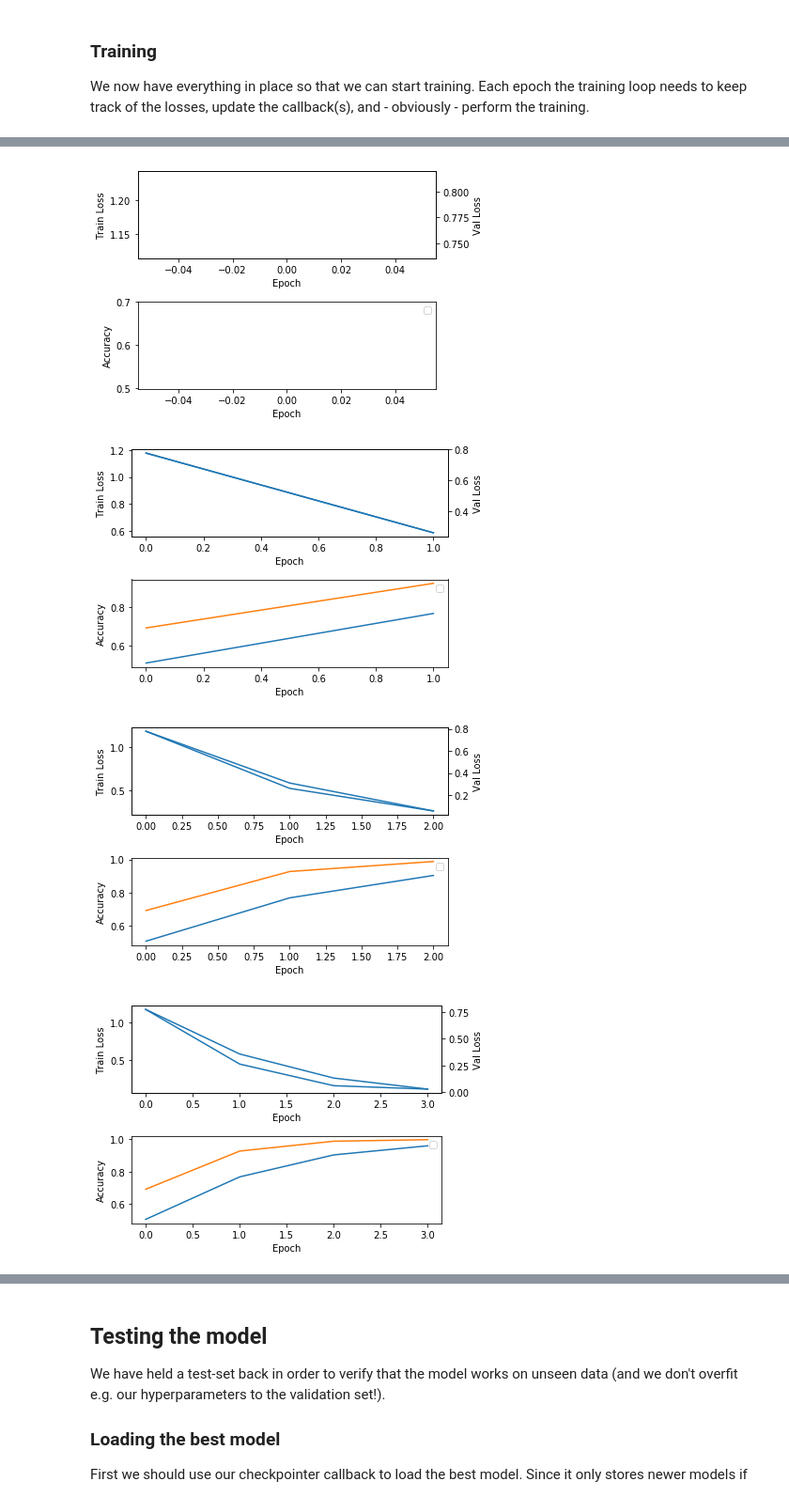
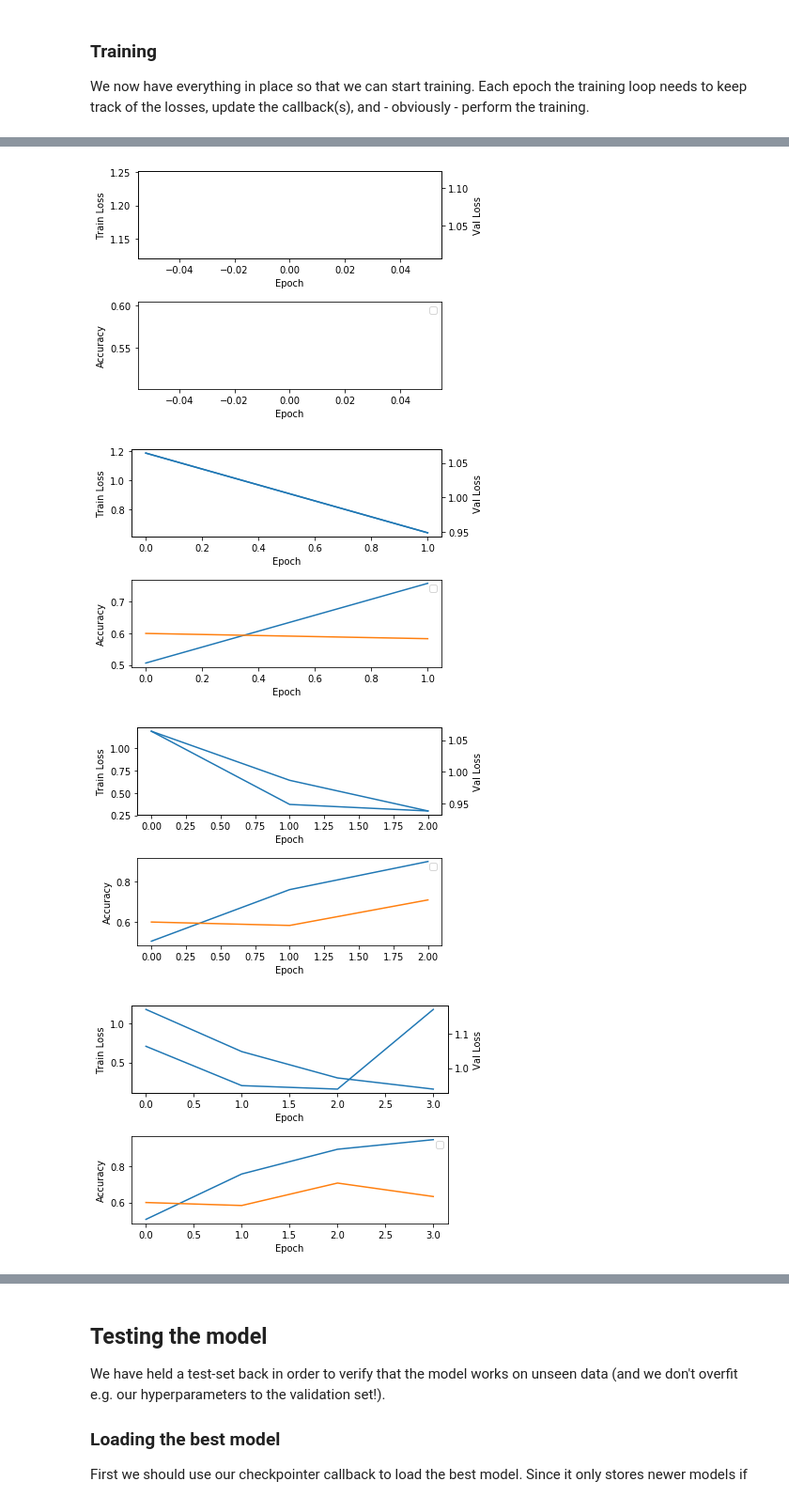
Before and after one commit to SNeugber/vgg-emotion-classifier, a Jupyter notebook: experiments/Transfer Learning on pretrained VGGish model for emotion classification.ipynb, the cells around one changed output, grey strips where cells are left out. Shown at 94% size. Cells and saved outputs as stored; diff of their text form; code cells hidden in the pictures.

Commit message:
Added results & improvements for overfitting model and rendered results as html

```diff
--- a/experiments/Transfer Learning on pretrained VGGish model for emotion classification.ipynb
+++ b/experiments/Transfer Learning on pretrained VGGish model for emotion classification.ipynb
@@ -589,7 +563,7 @@ for epoch in range(NUM_EPOCHS):
     train_losses.append(train_loss)
     train_accs.append(train_acc)
 
-    val_loss, val_acc = validate_epoch(model, x_train, y_train, class_weights)
+    val_loss, val_acc = validate_epoch(model, x_val, y_val, class_weights)
 
     val_losses.append(val_loss)
     val_accs.append(val_acc)
@@ -608,4 +582,4 @@ plot_losses(epoch, train_losses, train_accs, val_losses, val_accs)
-[figure, old version]
+[figure, new version]
-[figure, old version]
+[figure, new version]
-[figure, old version]
+[figure, new version]
-[figure, old version]
+[figure, new version]
```
Also changed, not shown: parts of 13 cells of this notebook, 1 other file.
